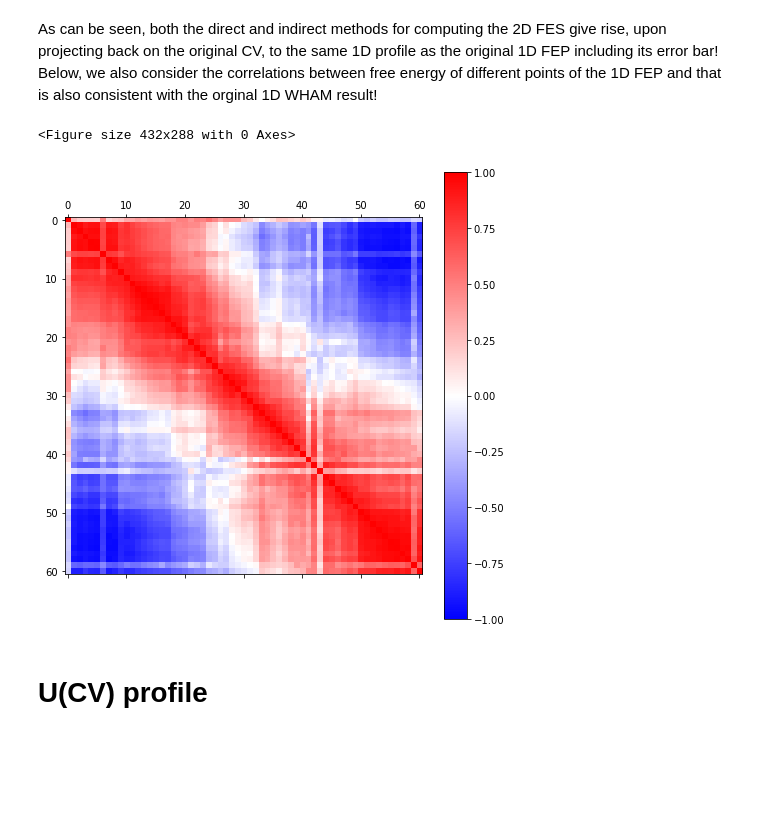
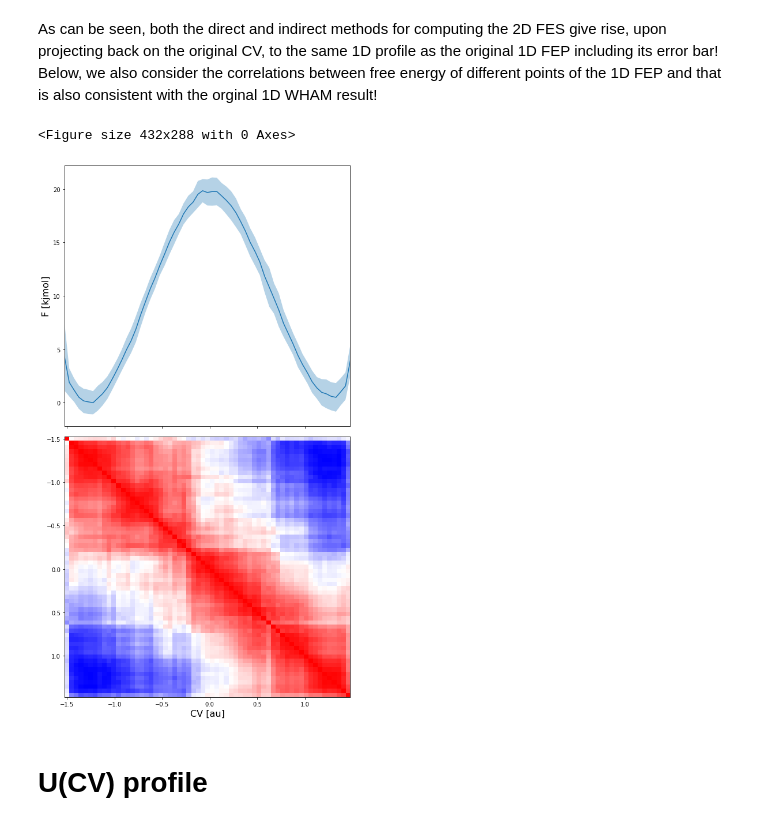
Before and after one commit to molmod/ThermoLIB, a Jupyter notebook: examples/advanced_wham1D_to_2D.ipynb, the cells around one changed output. Cells and saved outputs as stored; diff of their text form; code cells hidden in the pictures; blank space fills up the shorter version.

```diff
--- a/examples/advanced_wham1D_to_2D.ipynb
+++ b/examples/advanced_wham1D_to_2D.ipynb
@@ -57,7 +57,7 @@ Added bias Parabola1D (u127): K=3500 kjmol  q0=1.500e+00 au
 # %% [markdown]
 We compute the correlation time between samples of the CV for each trajectory based on the auto correlation function.
 # %%
-corrtimes_1d = decorrelate(traj1d, fn_plot=prefix+'corr_time_1d.png')
+corrtimes_1d = decorrelate(traj1d, plot=True)
 # %% [output]
 <Figure size 432x288 with 0 Axes>
 [figure]
@@ -389,10 +388,10 @@ plot_profiles(prefix+'feps_comparison.png', [fep_from_fes1,fep_from_fes2,fep], l
 # %% [markdown]
 As can be seen, both the direct and indirect methods for computing the 2D FES give rise, upon projecting back on the original CV, to the same 1D profile as the original 1D FEP including its error bar! Below, we also consider the correlations between free energy of different points of the 1D FEP and that is also consistent with the orginal 1D WHAM result!
 # %%
-fep_from_fes2.error.plot_corr_matrix(prefix+'corrmatrix_fep_from_deprojected.png')
+fep_from_fes2.plot_corr_matrix()
 # %% [output]
 <Figure size 432x288 with 0 Axes>
-[figure, old version]
+[figure, new version]
 # %% [markdown]
 # U(CV) profile
 # %% [markdown]
```
Also changed, not shown: parts of 17 cells of this notebook, 12 other files.
